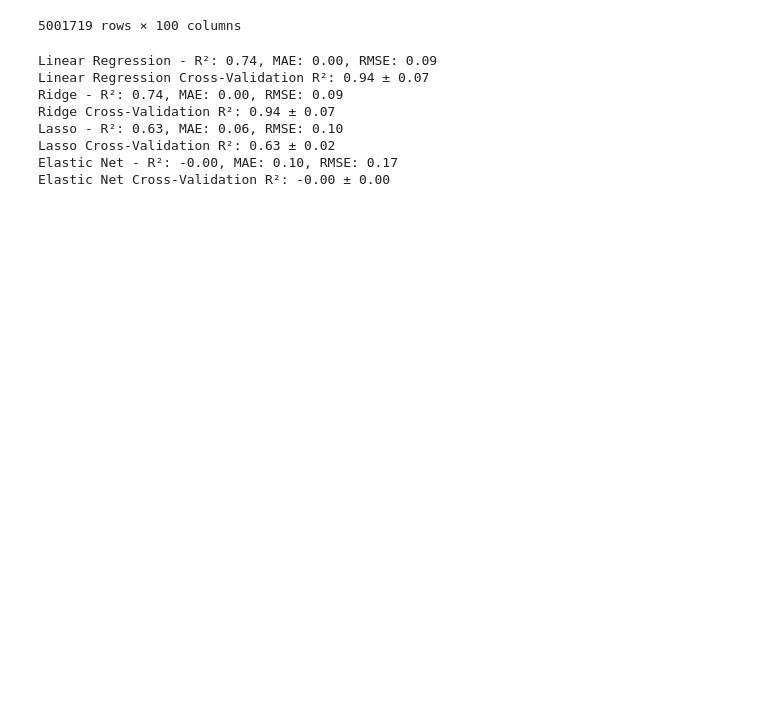
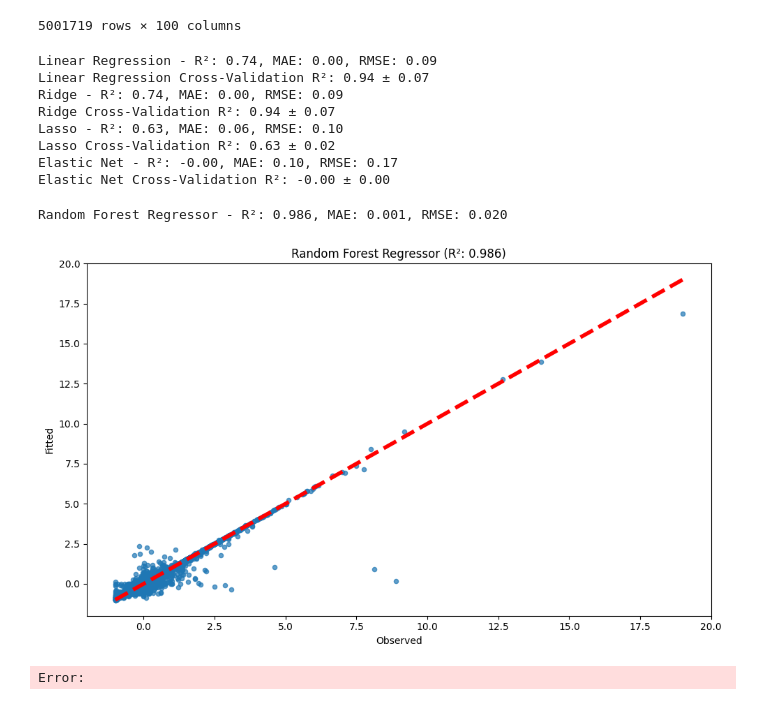
Before and after one commit to NicolasAlmerge/FIN407FinalProject, a Jupyter notebook: Predictors.ipynb, the cells around one changed output. Saved outputs shown, nothing was run; the diff lists cells and outputs as text; code cells hidden in the pictures; blank space fills up the shorter version.

```diff
--- a/Predictors.ipynb
+++ b/Predictors.ipynb
@@ -410,12 +411,14 @@ def run_model_and_plot(
     /,
     *,
     save_image_as: str | None = None,
+    save_model_as: str | None = None,
     apply_pca: bool = False,
     add_shap_analysis: bool = False,
     test_size: float = 0.2,
     seed: int = 0
 ):
     OUTPUT_DIR = "results"
+    MODEL_DIR = "models"
 
     # Normalize the features
     X = StandardScaler().fit_transform(X_df)
@@ -447,10 +450,6 @@ def run_model_and_plot(
     plt.ylabel("Fitted")
     plt.title(f"{model_name} (R²: {r2:.3f})")
 
-    # Cross-validation scores
-    scores = cross_val_score(model, X, y, cv=5, scoring="r2")
-    print(f"{model_name} Cross-Validation R²: {scores.mean():.3f} ± {scores.std():.3f}")
-
     # Plot configuration
     plt.tight_layout()
 
@@ -462,6 +461,11 @@ def run_model_and_plot(
     # Display output
     plt.show()
 
+    # Save model data if requested
+    if save_model_as is not None:
+        os.makedirs(MODEL_DIR, exist_ok=True)
+        joblib.dump(model, os.path.join(MODEL_DIR, save_model_as))
+
     # SHAP analysis for feature importance (for tree-based models)
     if add_shap_analysis:
         explainer = shap.Explainer(model, X_train)
@@ -470,6 +474,10 @@ def run_model_and_plot(
         plt.title(f"SHAP Feature Importance for {model_name}")
         plt.tight_layout()
         plt.show()
+
+    # Cross-validation scores
+    scores = cross_val_score(model, X, y, cv=5, scoring="r2")
+    print(f"{model_name} Cross-Validation R²: {scores.mean():.3f} ± {scores.std():.3f}")
 # %%
 ["Random Forest Regressor", "Gradient Boosting Regressor", "Ada Boost Regressor", "XGB Regressor"]
 # %%
@@ -516,3 +524,9 @@ models = {
     "Ada Boost Regressor": AdaBoostRegressor(),
     "XGB Regressor": XGBRegressor(objective="reg:squarederror"),
 }
+# %%
+run_model_and_plot("Random Forest Regressor", RandomForestRegressor(n_jobs=-1), X_data, y_data, save_image_as="random_forest.png", add_shap_analysis=True)
+# %% [output]
+Random Forest Regressor - R²: 0.986, MAE: 0.001, RMSE: 0.020
+[figure, added]
+Error:
```
Also changed, not shown: parts of 1 cell of this notebook, 1 other file.
